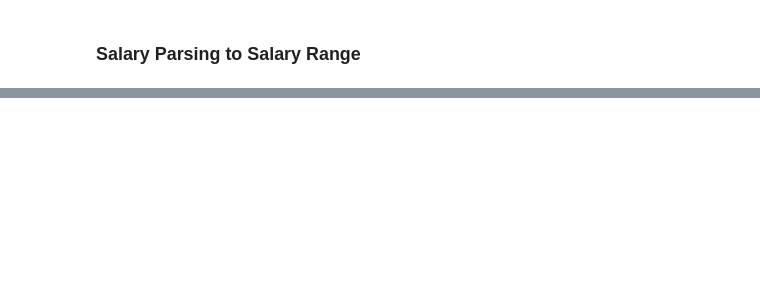
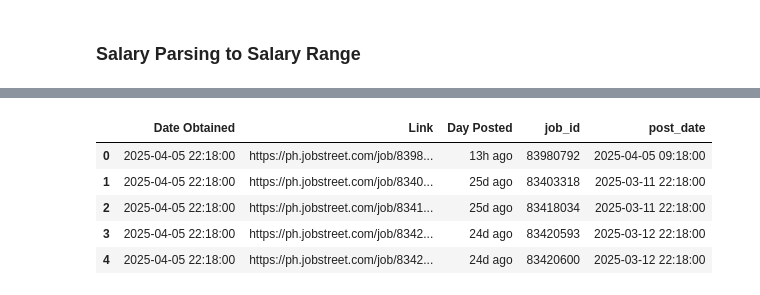
Before and after one commit to mariusred/job-posting-duration-analysis, a Jupyter notebook: jobstreet_csvtransform_test.ipynb, the cells around one changed output, grey strips where cells are left out. Cells and saved outputs as stored; diff of their text form; code cells hidden in the pictures; blank space fills up the shorter version.

```diff
--- a/jobstreet_csvtransform_test.ipynb
+++ b/jobstreet_csvtransform_test.ipynb
@@ -178,0 +274,16 @@ df[(df['Salary'].notna()) & (df['salary_pattern'] == 0)]
+# %%
+def sort_unique_job_id(df_transformed, df_unique):
+
+    jobs_by_date = df_transformed.sort_values(by = 'Date Obtained', ascending = True)
+    unique_jobs = jobs_by_date.drop_duplicates(subset = 'job_id', keep = 'first')
+
+    if not df_unique.empty:
+
+        logged_unique_ids = set(df_unique['job_id'])
+        unique_jobs = unique_jobs[~unique_jobs['job_id'].isin(logged_unique_ids)]
+
+    df_unique = pd.concat([df_unique, unique_jobs], ignore_index = True)
+    df_unique = df_unique.drop(columns = ['Company','Position','Location','Classification','Industry','Salary','Work Arrangement',
+                                          'salary_min','salary_max','salary_type','salary_unhandled','salary_pattern'])
+
+    return df_unique
@@ -178,0 +310,2 @@ df[(df['Salary'].notna()) & (df['salary_pattern'] == 0)]
+# %%
+df_unique = sort_unique_job_id(df_transformed, df_unique)
@@ -178,0 +314,23 @@ df[(df['Salary'].notna()) & (df['salary_pattern'] == 0)]
+# %%
+def get_job_postdate (day_posted, time_ref):
+    time_regex = r'(\d+)(m|d|h)(\+)?'
+
+    relative_date = day_posted.lower().strip()
+
+    match = re.search(time_regex, relative_date)
+    if not match or match.group(3):
+        return None
+
+    if match.group(2) == 'm':
+        return time_ref - timedelta(minutes = int(match.group(1)))
+    elif match.group(2) == 'h':
+        return time_ref - timedelta(hours = int(match.group(1)))
+    elif match.group(2) == 'd':
+        return time_ref - timedelta(days = int(match.group(1)))
+    else:
+        return None
+# %%
+df_unique['post_date'] = pd.to_datetime(df_unique.apply(
+    lambda x:get_job_postdate (x['Day Posted'], time_ref = x['Date Obtained']),
+    axis = 1
+))
@@ -178,0 +357,9 @@ df[(df['Salary'].notna()) & (df['salary_pattern'] == 0)]
+# %%
+df_unique.head()
+# %% [output]
+|  | Date Obtained | Link | Day Posted | job_id | post_date |
+| 0 | 2025-04-05 22:18:00 | https://ph.jobstreet.com/job/8398... | 13h ago | 83980792 | 2025-04-05 09:18:00 |
+| 1 | 2025-04-05 22:18:00 | https://ph.jobstreet.com/job/8340... | 25d ago | 83403318 | 2025-03-11 22:18:00 |
+| 2 | 2025-04-05 22:18:00 | https://ph.jobstreet.com/job/8341... | 25d ago | 83418034 | 2025-03-11 22:18:00 |
+| 3 | 2025-04-05 22:18:00 | https://ph.jobstreet.com/job/8342... | 24d ago | 83420593 | 2025-03-12 22:18:00 |
+| 4 | 2025-04-05 22:18:00 | https://ph.jobstreet.com/job/8342... | 24d ago | 83420600 | 2025-03-12 22:18:00 |
```
Also changed, not shown: parts of 26 cells of this notebook.
